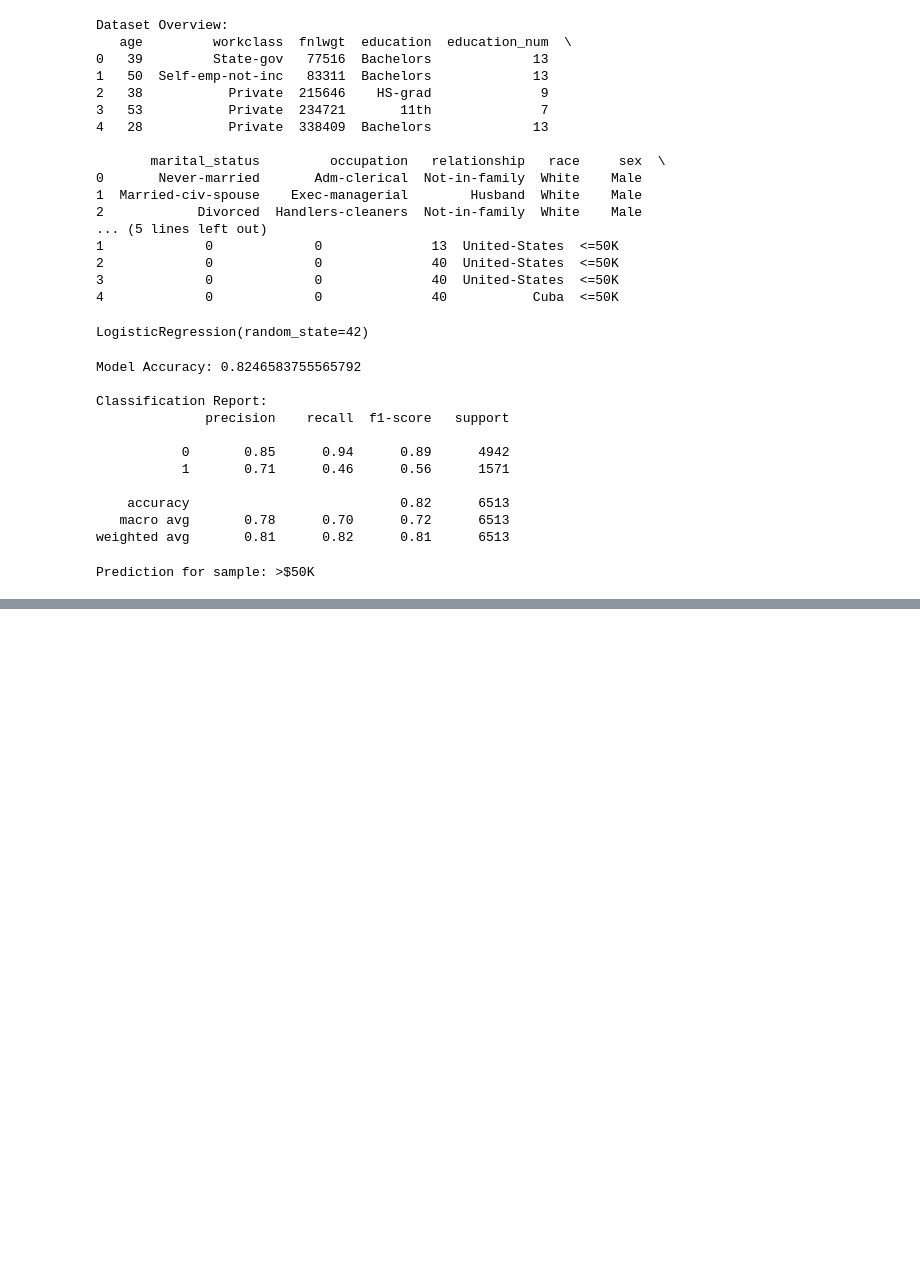
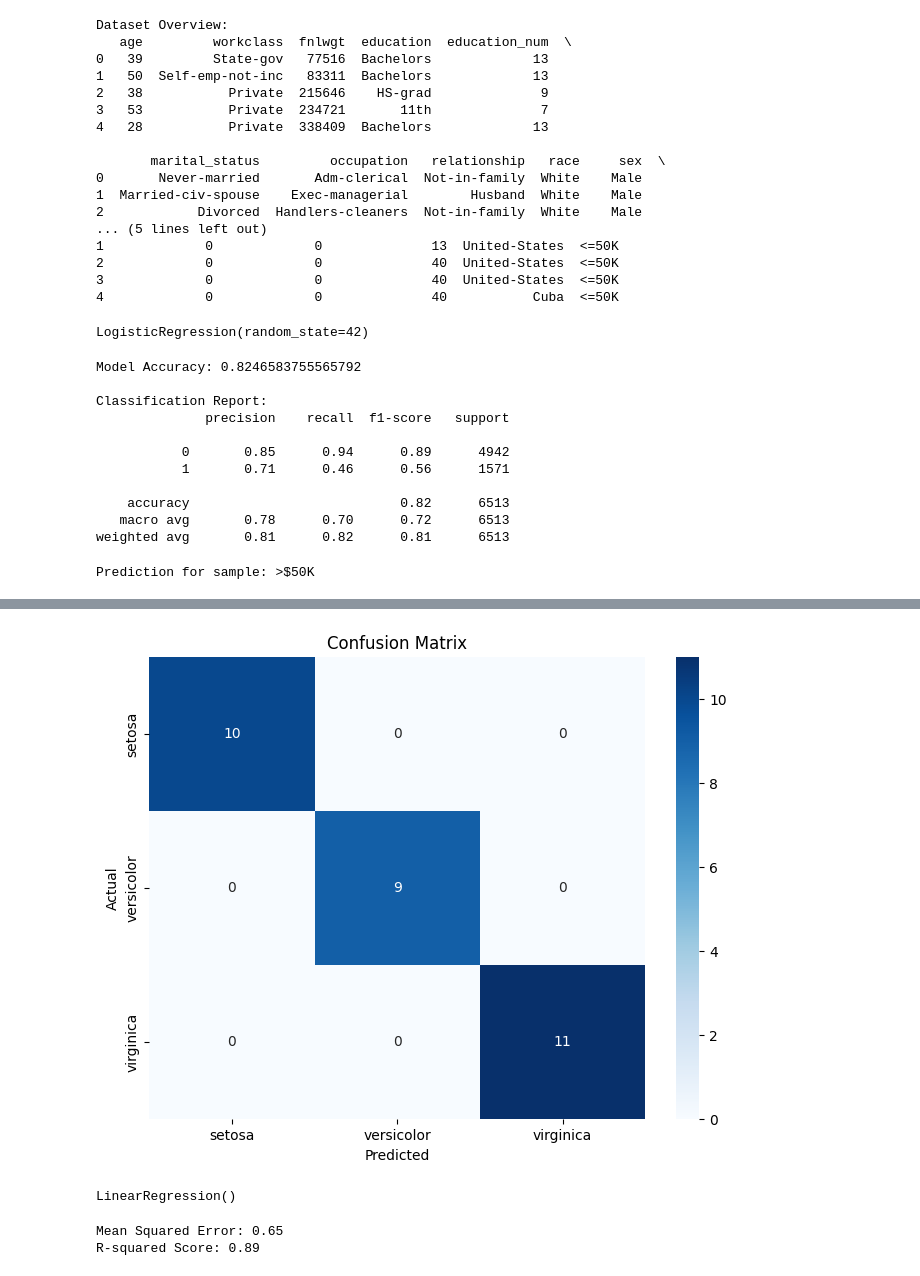
Before and after one commit to PratikshaShelke24/data-science, a Jupyter notebook: mlpratices.ipynb, the cells around one changed output, grey strips where cells are left out. Cells and saved outputs as stored; diff of their text form; code cells hidden in the pictures; blank space fills up the shorter version.

```diff
--- a/mlpratices.ipynb
+++ b/mlpratices.ipynb
@@ -91,0 +139,11 @@ from sklearn.linear_model import LinearRegression
+# %%
+# Split the data into features (X) and target (y)
+X = data.iloc[:, :-1]  # Features
+y = data['species']    # Target
+# %%
+# Split the data into training and testing sets
+X_train, X_test, y_train, y_test = train_test_split(X, y, test_size=0.2, random_state=42)
+# %%
+# Initialize and train the Random Forest Classifier
+model = RandomForestClassifier(n_estimators=100, random_state=42)
+model.fit(X_train, y_train)
@@ -91,0 +152,3 @@ from sklearn.linear_model import LinearRegression
+# %%
+# Make predictions
+y_pred = model.predict(X_test)
@@ -91,0 +170,11 @@ from sklearn.linear_model import LinearRegression
+# %%
+# Confusion Matrix Visualization
+conf_matrix = confusion_matrix(y_test, y_pred)
+plt.figure(figsize=(8, 6))
+sns.heatmap(conf_matrix, annot=True, fmt='d', cmap='Blues', xticklabels=iris.target_names, yticklabels=iris.target_names)
+plt.title("Confusion Matrix")
+plt.xlabel("Predicted")
+plt.ylabel("Actual")
+plt.show()
+# %% [output]
+[figure, added]
@@ -91,0 +199,7 @@ from sklearn.linear_model import LinearRegression
+# %%
+
+# Step 3: Train a Linear Regression model
+model = LinearRegression()
+model.fit(X_train, y_train)
+# %% [output]
+LinearRegression()
@@ -91,0 +213,6 @@ from sklearn.linear_model import LinearRegression
+# %%
+print(f"Mean Squared Error: {mse:.2f}")
+print(f"R-squared Score: {r2:.2f}")
+# %% [output]
+Mean Squared Error: 0.65
+R-squared Score: 0.89
```
Also changed, not shown: parts of 15 cells of this notebook.
